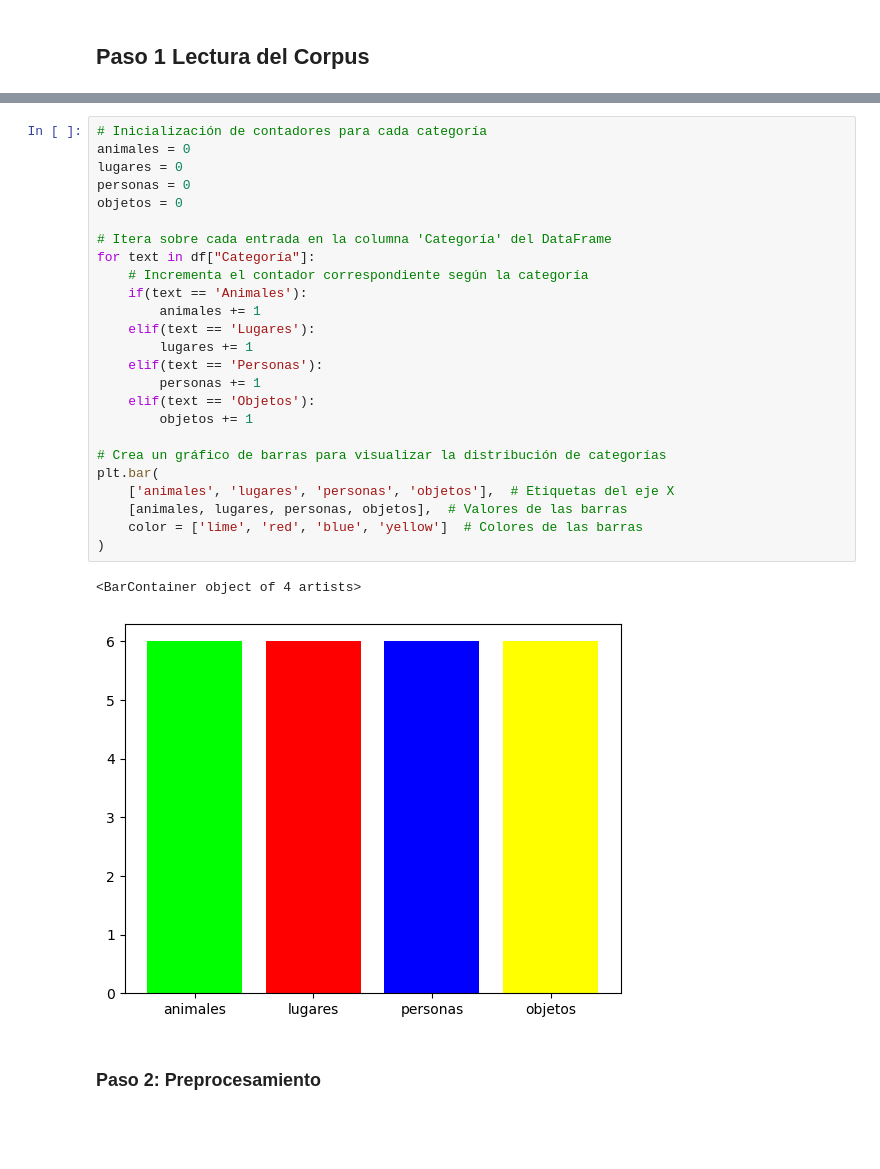
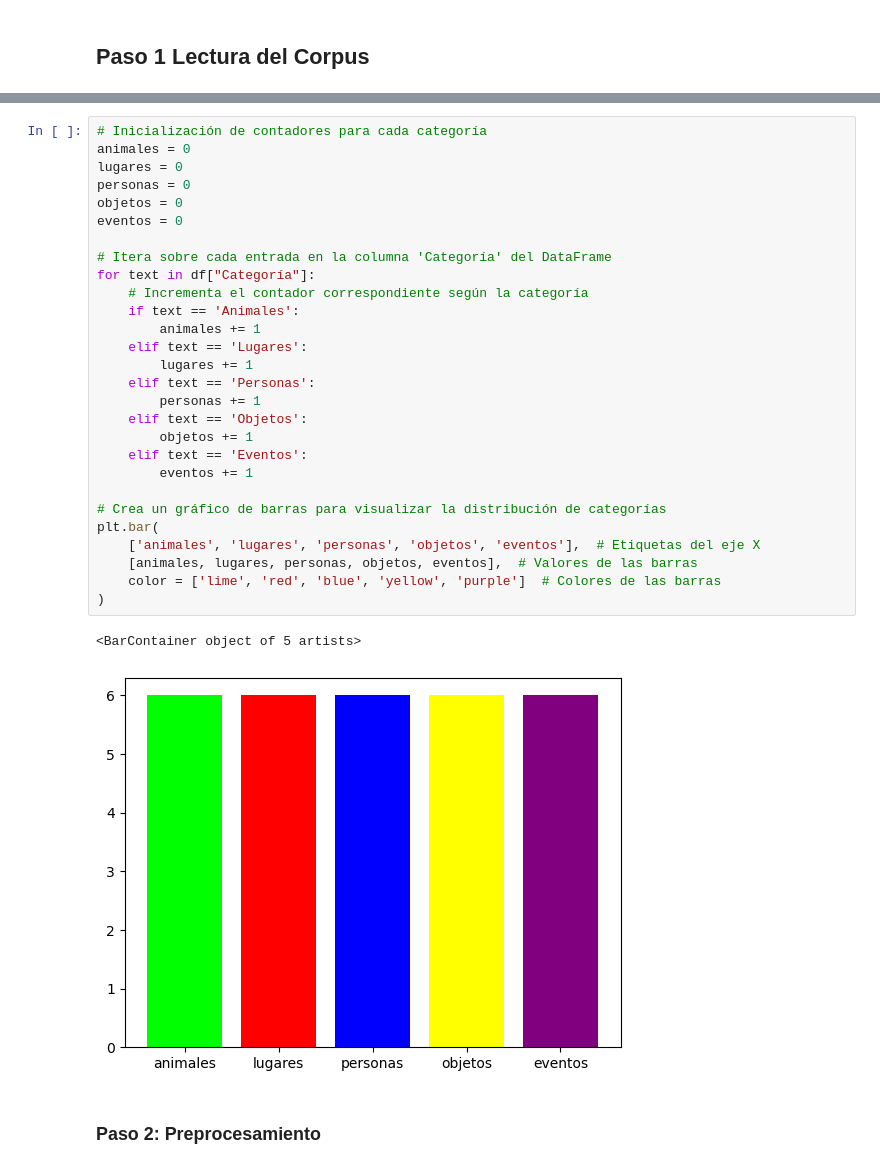
Before and after one commit to HeinrichGomTag/NaturalLanguageProcessing, a Jupyter notebook: Parcial2/Tarea3Multiclase/Clasificador_Textos.ipynb, the cells around one changed output, grey strips where cells are left out. Cells and saved outputs as stored; diff of their text form; blank space fills up the shorter version.

```diff
--- a/Parcial2/Tarea3Multiclase/Clasificador_Textos.ipynb
+++ b/Parcial2/Tarea3Multiclase/Clasificador_Textos.ipynb
@@ -85,31 +83,34 @@ print(df)
 # %%
 # Inicialización de contadores para cada categoría
 animales = 0
 lugares = 0
 personas = 0
 objetos = 0
+eventos = 0
 
 # Itera sobre cada entrada en la columna 'Categoría' del DataFrame
 for text in df["Categoría"]:
     # Incrementa el contador correspondiente según la categoría
-    if(text == 'Animales'):
+    if text == 'Animales':
         animales += 1
-    elif(text == 'Lugares'):
+    elif text == 'Lugares':
         lugares += 1
-    elif(text == 'Personas'):
+    elif text == 'Personas':
         personas += 1
-    elif(text == 'Objetos'):
+    elif text == 'Objetos':
         objetos += 1
+    elif text == 'Eventos':
+        eventos += 1
 
 # Crea un gráfico de barras para visualizar la distribución de categorías
 plt.bar(
-    ['animales', 'lugares', 'personas', 'objetos'],  # Etiquetas del eje X
-    [animales, lugares, personas, objetos],  # Valores de las barras
-    color = ['lime', 'red', 'blue', 'yellow']  # Colores de las barras
+    ['animales', 'lugares', 'personas', 'objetos', 'eventos'],  # Etiquetas del eje X
+    [animales, lugares, personas, objetos, eventos],  # Valores de las barras
+    color = ['lime', 'red', 'blue', 'yellow', 'purple']  # Colores de las barras
 )
 # %% [output]
-<BarContainer object of 4 artists>
+<BarContainer object of 5 artists>
-[figure, old version]
+[figure, new version]
 # %% [markdown]
 ### Paso 2: Preprocesamiento
 # %%
```
Also changed, not shown: parts of 11 cells of this notebook, 33 other files.
